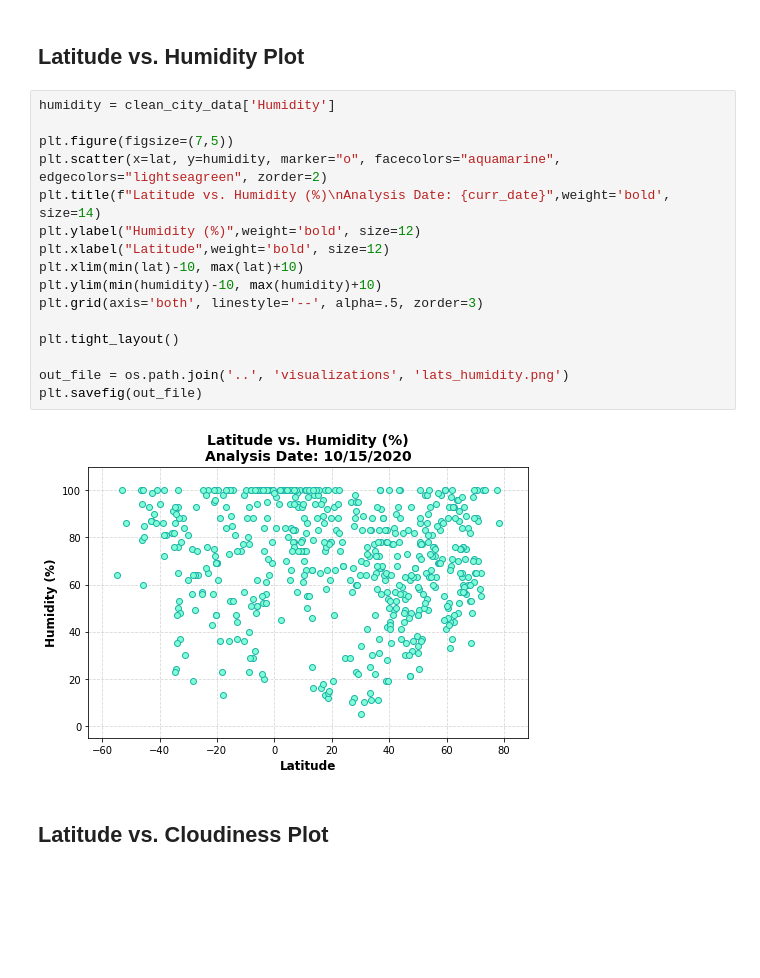
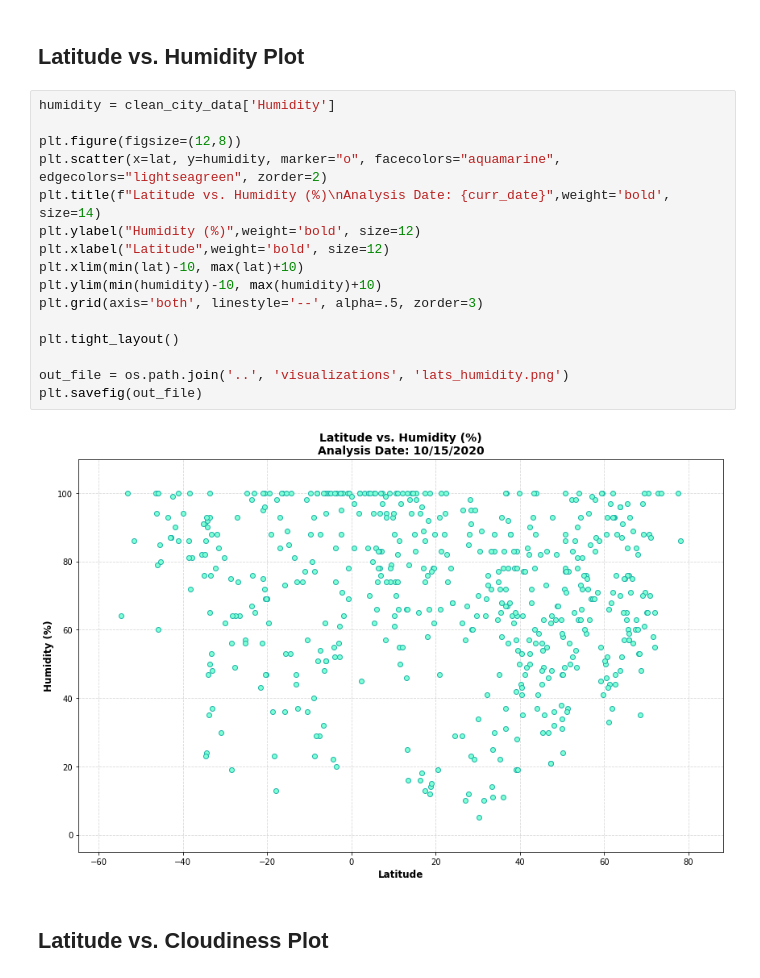
Before and after one commit to KaiCee2010/web-design-challenge, a Jupyter notebook: WebVisualizations/Resources/WeatherPy.ipynb, the cells around one changed output. Cells and saved outputs as stored; diff of their text form; blank space fills up the shorter version.

```diff
--- a/WebVisualizations/Resources/WeatherPy.ipynb
+++ b/WebVisualizations/Resources/WeatherPy.ipynb
@@ -115,21 +115,21 @@ plt.savefig(out_file)
 # %%
 humidity = clean_city_data['Humidity']
 
-plt.figure(figsize=(7,5))
+plt.figure(figsize=(12,8))
 plt.scatter(x=lat, y=humidity, marker="o", facecolors="aquamarine", edgecolors="lightseagreen", zorder=2)
 plt.title(f"Latitude vs. Humidity (%)\nAnalysis Date: {curr_date}",weight='bold', size=14)
 plt.ylabel("Humidity (%)",weight='bold', size=12)
 plt.xlabel("Latitude",weight='bold', size=12)
 plt.xlim(min(lat)-10, max(lat)+10)
 plt.ylim(min(humidity)-10, max(humidity)+10)
 plt.grid(axis='both', linestyle='--', alpha=.5, zorder=3)
 
 plt.tight_layout()
 
 out_file = os.path.join('..', 'visualizations', 'lats_humidity.png')
 plt.savefig(out_file)
 # %% [output]
-[figure, old version]
+[figure, new version]
 # %% [markdown]
 ## Latitude vs. Cloudiness Plot
 # %%
```
Also changed, not shown: parts of 3 cells of this notebook, 5 other files.
